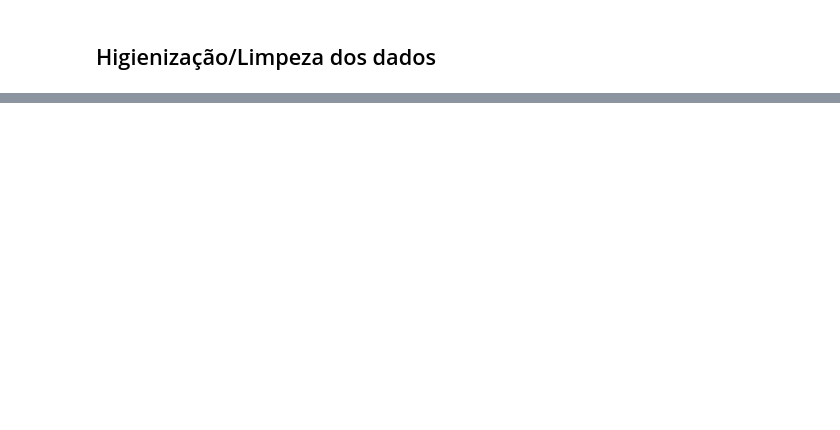
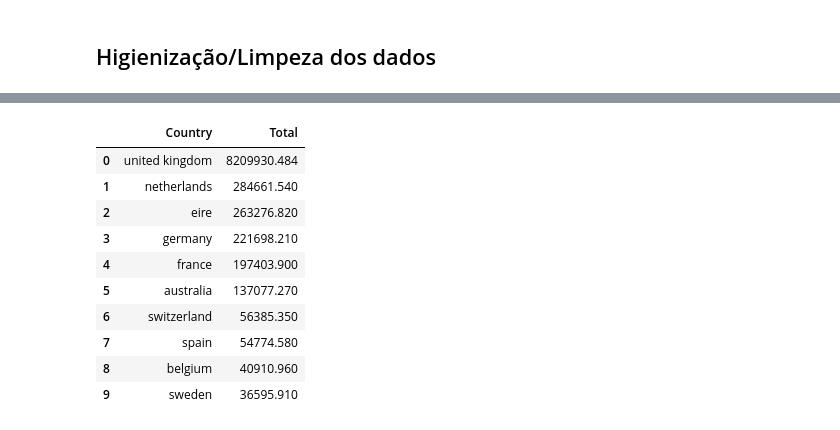
Before and after one commit to pgsouto/GEIA, a Jupyter notebook: project/frst_notebook.ipynb, the cells around one changed output, grey strips where cells are left out. Drawn from its saved outputs; the diff is of its cells as text; code cells hidden in the pictures; blank space fills up the shorter version.

```diff
--- a/project/frst_notebook.ipynb
+++ b/project/frst_notebook.ipynb
@@ -153,3 +167,36 @@ Q3:  4.13
 | 299982 | 11062.06 | Adjust bad debt |
 | 15016 | 13541.33 | AMAZON FEE |
 806 rows × 2 columns
+# %%
+df_total_col = df_cru.copy()
+df_total_col = df_total_col[df_total_col['UnitPrice'] > 0]
+
+df_total_col['Total'] = df_total_col['UnitPrice'] * df_total_col['Quantity']
+
+def Minuscula(x):
+    if isinstance(x, str):
+        return x.lower()
+    else:
+        return x
+
+df_total_col['Country'] = df_total_col['Country'].apply(Minuscula)
+
+df_faturamento_pais = df_total_col.copy()
+df_faturamento_pais = df_faturamento_pais.groupby('Country')['Total'].sum().reset_index()
+
+df_faturamento_ordenado = df_faturamento_pais.sort_values(by = 'Total', axis = 0, ascending = False).reset_index(drop=True)
+
+df_top_10 = df_faturamento_ordenado.head(10)
+df_top_10
+# %% [output]
+|  | Country | Total |
+| 0 | united kingdom | 8209930.484 |
+| 1 | netherlands | 284661.540 |
+| 2 | eire | 263276.820 |
+| 3 | germany | 221698.210 |
+| 4 | france | 197403.900 |
+| 5 | australia | 137077.270 |
+| 6 | switzerland | 56385.350 |
+| 7 | spain | 54774.580 |
+| 8 | belgium | 40910.960 |
+| 9 | sweden | 36595.910 |
```
Also changed, not shown: parts of 10 cells of this notebook, 3 other files.
